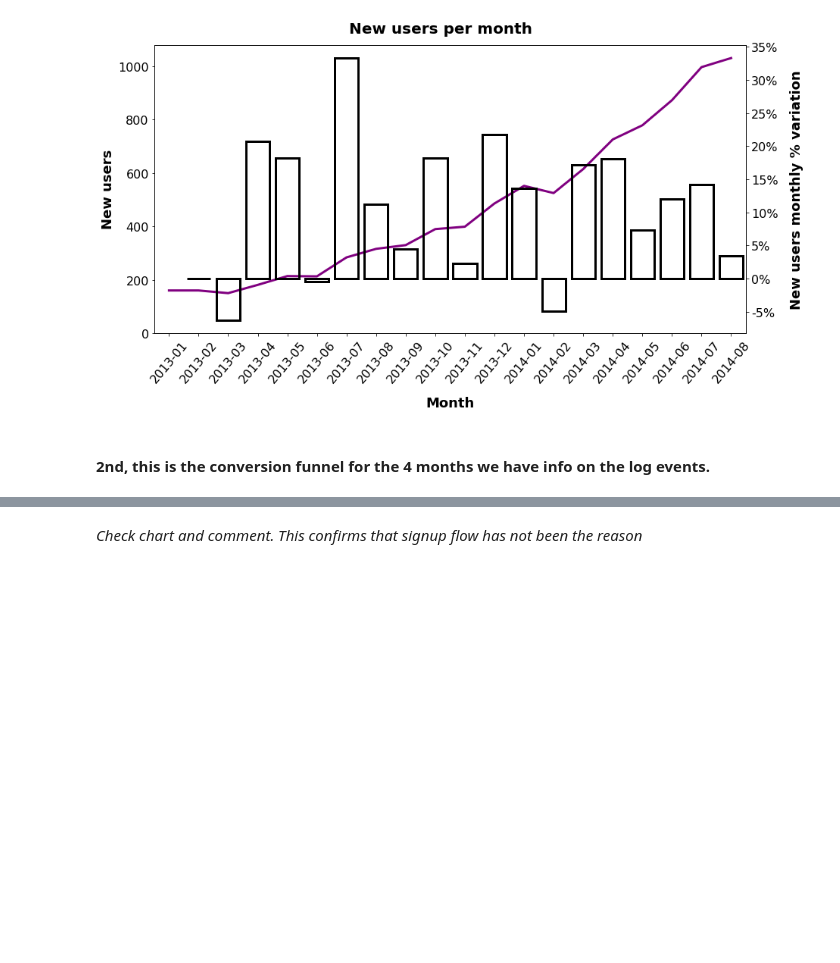
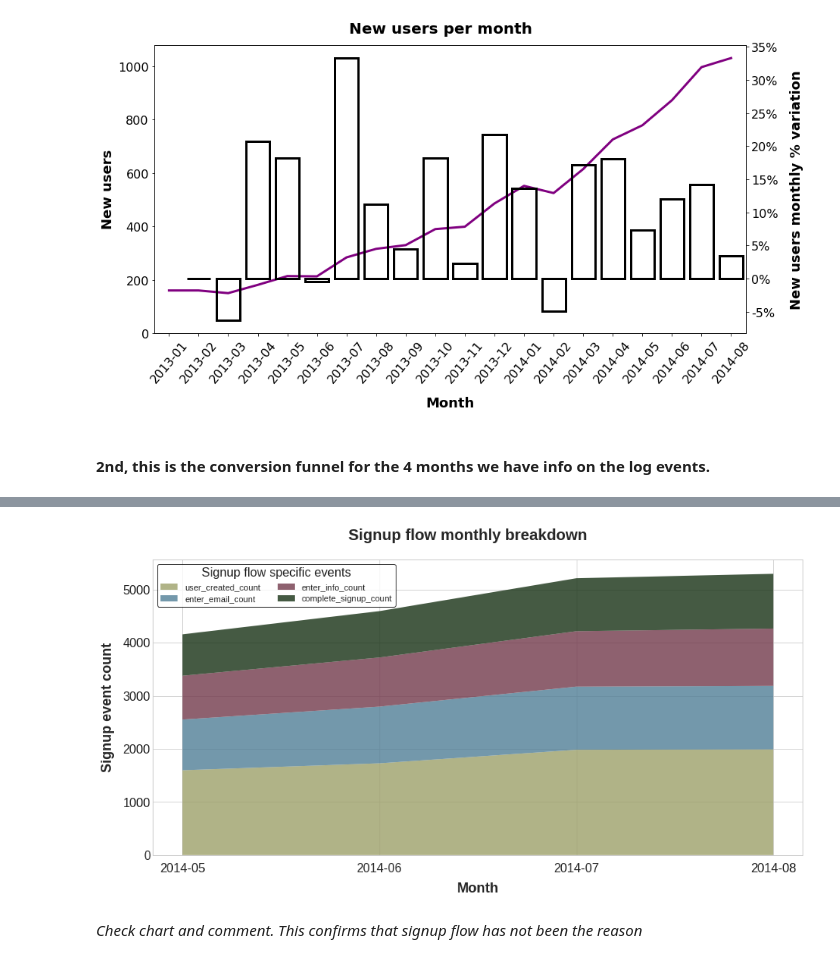
Before and after one commit to Salvinha-vlc/Business-Intelligence, a Jupyter notebook: User_engagement/The code/user_engagement.ipynb, the cells around one changed output, grey strips where cells are left out. Saved outputs shown, nothing was run; the diff lists cells and outputs as text; code cells hidden in the pictures; blank space fills up the shorter version.

Commit message:
Charts added

```diff
--- a/User_engagement/The code/user_engagement.ipynb
+++ b/User_engagement/The code/user_engagement.ipynb
@@ -734,0 +752,12 @@ signup_flow_2.head()
+# %%
+fig = go.Figure(go.Funnel(
+    y = ['user_created_count', 'enter_email_count', 'enter_info_count', 'complete_signup_count'],
+    x = signup_flow_2.loc[0,['user_created_count', 'enter_email_count', 'enter_info_count', 'complete_signup_count']],
+    textposition = "inside",
+    textinfo = "value+percent initial",
+    opacity = 0.65, marker = {"color": ["deepskyblue", "lightsalmon", "tan", "teal", "silver"],
+    "line": {"width": [4, 2, 2, 3, 1, 1], "color": ["wheat", "wheat", "blue", "wheat", "wheat"]}},
+    connector = {"line": {"color": "royalblue", "dash": "dot", "width": 3}})
+    )
+
+fig.show()
@@ -735,3 +766,27 @@ signup_flow_2.head()
+# %%
+y = [signup_flow_2.user_created_count.tolist(), signup_flow_2.enter_email_count.tolist(),
+     signup_flow_2.enter_info_count.tolist(), signup_flow_2.complete_signup_count.tolist()]
+
+pal = sns.cubehelix_palette(4, rot=-2.5, light=0.6)
+
+with plt.style.context('seaborn-whitegrid'):
+
+    fig, ax = plt.subplots(figsize=(15,7))
+    fig.suptitle("Signup flow monthly breakdown", fontsize=20, fontweight=650, y=0.96)
+
+    plt.stackplot(signup_flow_2["activation_month"], y, labels=signup_flow_2.columns[1:5], lw=3.5,
+    colors=pal, alpha=0.8)
+    ax.tick_params(axis="x", labelsize=16, pad=10)
+    ax.tick_params(axis="y", labelsize=16)
+    ax.set_xlabel("Month", fontsize=18, fontweight=650, labelpad=10)
+    ax.set_ylabel("Signup event count", fontsize=18, fontweight=650, labelpad=10)
+
+    ax.legend(loc="upper left", prop={'size': 11}, frameon="yes", edgecolor="black",
+              title="Signup flow specific events", title_fontsize=16, ncol=2)
+
+    plt.show()
+# %% [output]
+[figure, added]
 # %% [markdown]
 *Check chart and comment. This confirms that signup flow has not been the reason*
 # %% [markdown]
```
Also changed, not shown: parts of 25 cells of this notebook.
